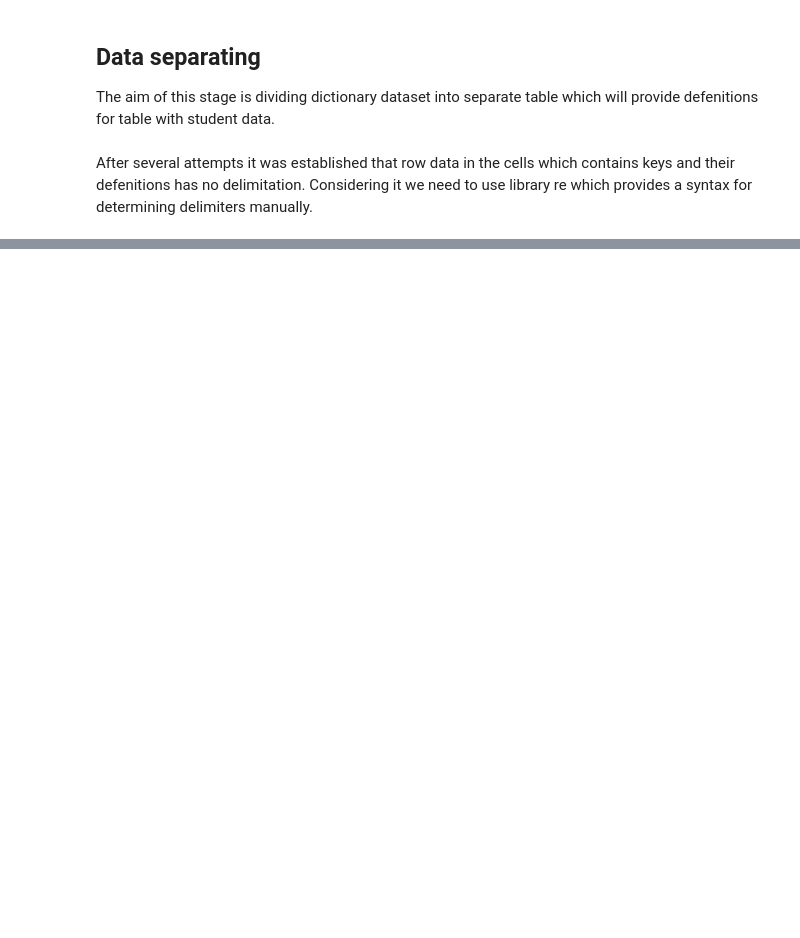
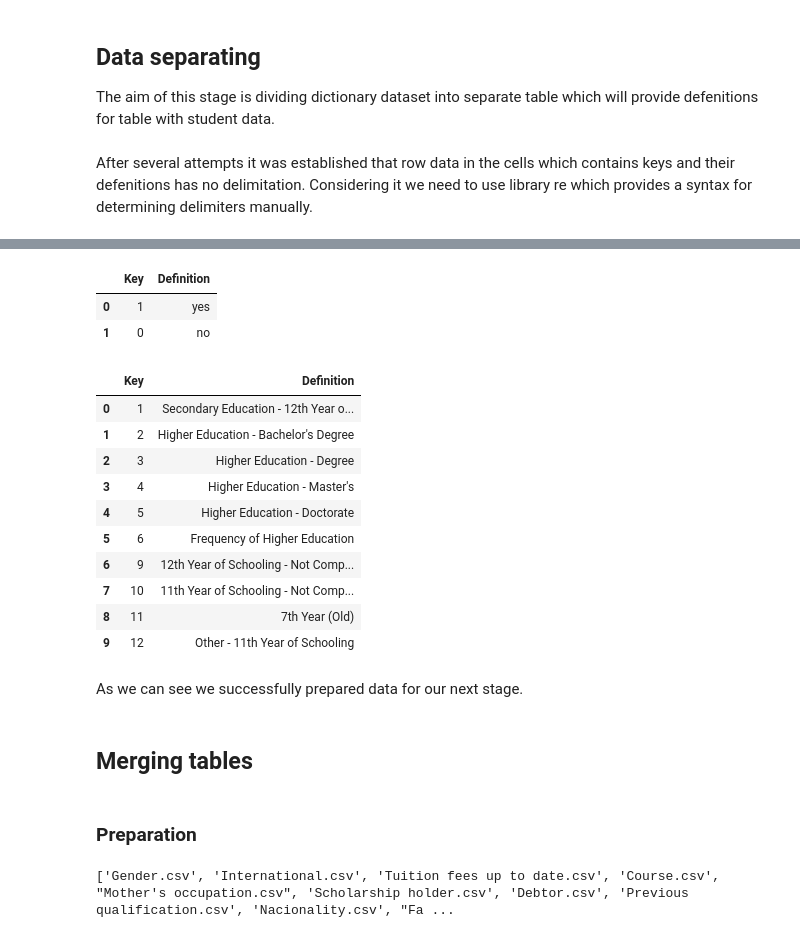
Before and after one commit to Ilia-Grishkin/Data_Preparation, a Jupyter notebook: Data_Preparation_CA1.ipynb, the cells around one changed output, grey strips where cells are left out. Drawn from its saved outputs; the diff is of its cells as text; code cells hidden in the pictures; blank space fills up the shorter version.

```diff
--- a/Data_Preparation_CA1.ipynb
+++ b/Data_Preparation_CA1.ipynb
@@ -171,0 +323,34 @@ print(text)
+# %%
+df_International = pd.read_csv("/Users/iliagrishkin/Assignments/Data preparation/Prepared tables/International.csv")
+df_International.head(10)
+# %% [output]
+|  | Key | Definition |
+| 0 | 1 | yes |
+| 1 | 0 | no |
+# %%
+df_Fathers_qualification = pd.read_csv("/Users/iliagrishkin/Assignments/Data preparation/Prepared tables/Father's qualification.csv")
+df_Fathers_qualification.head(10)
+# %% [output]
+|  | Key | Definition |
+| 0 | 1 | Secondary Education - 12th Year o... |
+| 1 | 2 | Higher Education - Bachelor's Degree |
+| 2 | 3 | Higher Education - Degree |
+| 3 | 4 | Higher Education - Master's |
+| 4 | 5 | Higher Education - Doctorate |
+| 5 | 6 | Frequency of Higher Education |
+| 6 | 9 | 12th Year of Schooling - Not Comp... |
+| 7 | 10 | 11th Year of Schooling - Not Comp... |
+| 8 | 11 | 7th Year (Old) |
+| 9 | 12 | Other - 11th Year of Schooling |
+# %% [markdown]
+As we can see we successfully prepared data for our next stage.
+# %% [markdown]
+## Merging tables
+# %% [markdown]
+### Preparation
+# %%
+import os
+files = os.listdir(folder_path)
+print(files)
+# %% [output]
+['Gender.csv', 'International.csv', 'Tuition fees up to date.csv', 'Course.csv', "Mother's occupation.csv", 'Scholarship holder.csv', 'Debtor.csv', 'Previous qualification.csv', 'Nacionality.csv', "Fa ...
```
Also changed, not shown: parts of 37 cells of this notebook.
